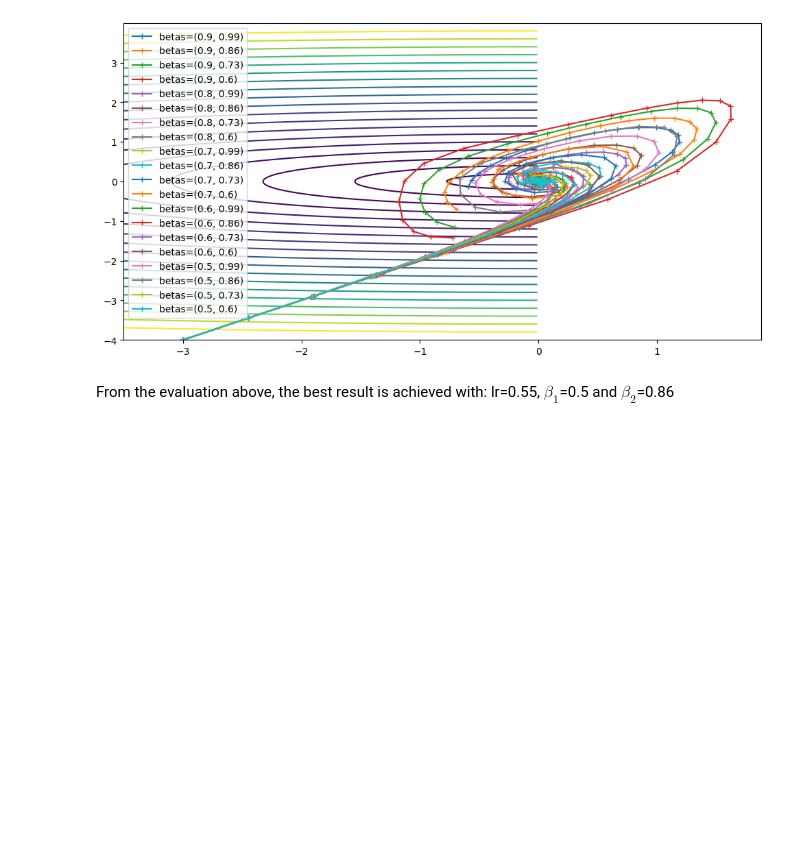
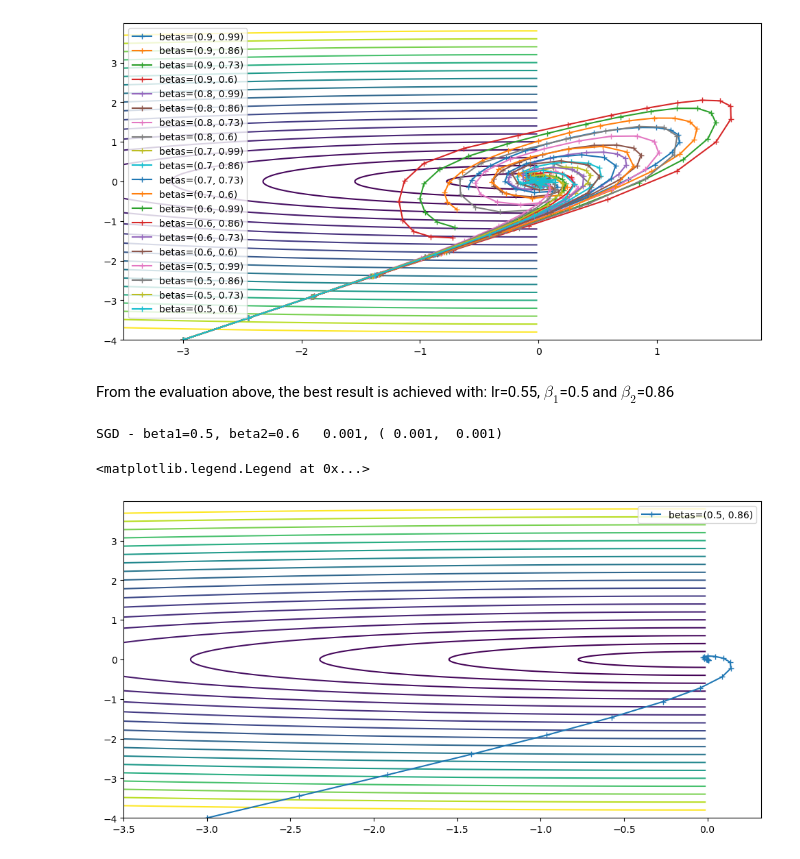
Before and after one commit to tiranozzz/DeLearn, a Jupyter notebook: SW05/PW05_optimisers_2d_example_Trottmann.ipynb, the cells around one changed output. Drawn from its saved outputs; the diff is of its cells as text; code cells hidden in the pictures; blank space fills up the shorter version.

```diff
--- a/SW05/PW05_optimisers_2d_example_Trottmann.ipynb
+++ b/SW05/PW05_optimisers_2d_example_Trottmann.ipynb
@@ -218,3 +254,23 @@ SGD - beta1=0.5, beta2=0.6   0.158, (-0.151, -0.045)
 [figure]
 # %% [markdown]
 From the evaluation above, the best result is achieved with: lr=0.55, $\beta_1$=0.5 and $\beta_2$=0.86
+# %%
+nepochs = 25
+
+plt.figure(7,figsize=(12,6))
+plot_contours([-3.5,0.,-4.,4.], 4., test_function)
+
+# initial value
+x = torch.tensor([-3.0,-4.0]).requires_grad_()
+
+optimizer = torch.optim.Adam([x], lr=0.55, betas=(0.5, 0.86))
+
+xhist, yhist = optimize(test_function, x, nepochs, optimizer)
+plt.plot(xhist,yhist,"-+", label=f"betas=({0.5}, {0.86})")
+print(f"SGD - beta1={beta1}, beta2={beta2} ", error(xhist,yhist))
+
+plt.legend()
+# %% [output]
+SGD - beta1=0.5, beta2=0.6   0.001, ( 0.001,  0.001)
+<matplotlib.legend.Legend at 0x...>
+[figure, added]
```
Also changed, not shown: parts of 3 cells of this notebook.
